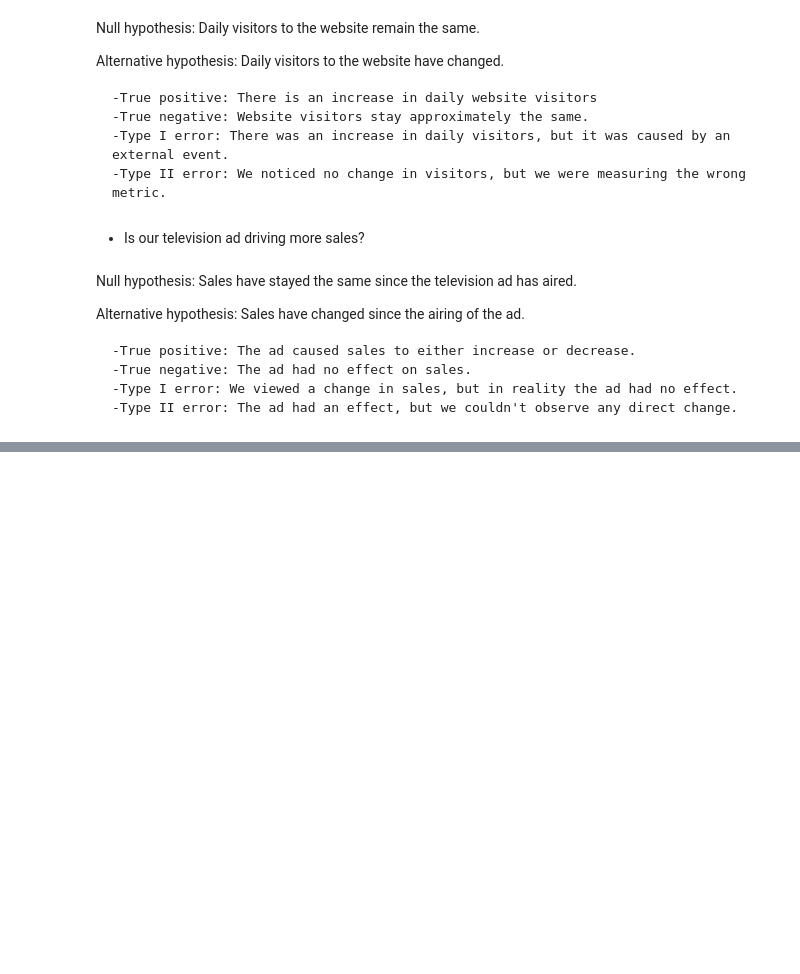
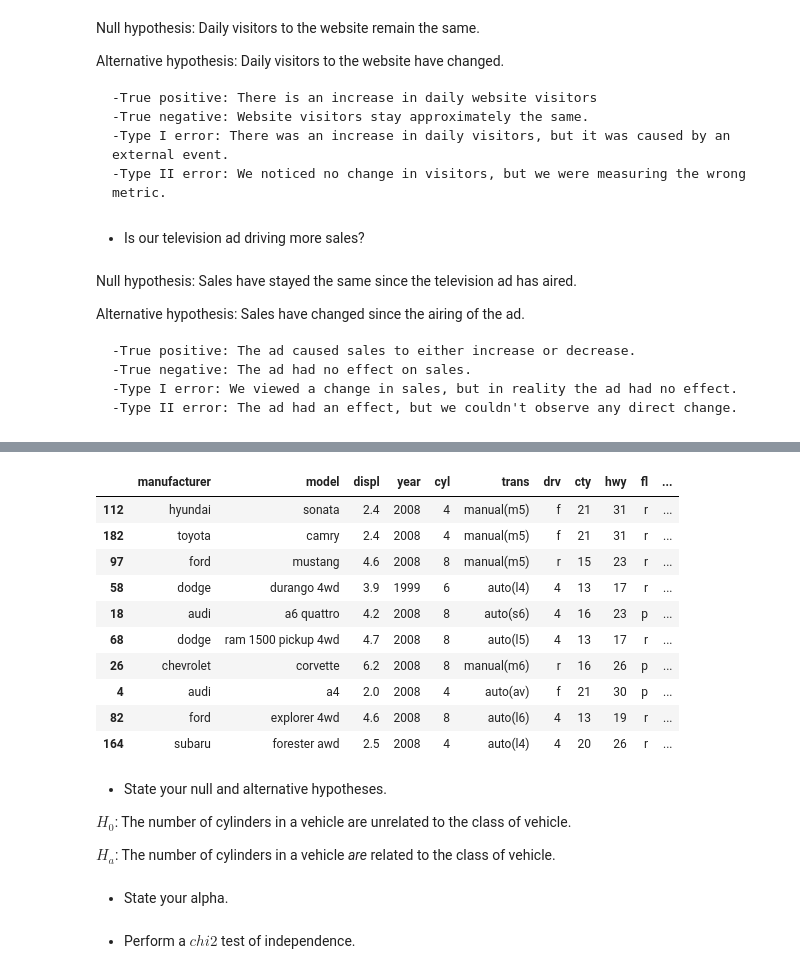
Before and after one commit to Michael-Nelson361/statistics-exercises, a Jupyter notebook: hypothesis_testing.ipynb, the cells around one changed output, grey strips where cells are left out. Saved outputs shown, nothing was run; the diff lists cells and outputs as text; code cells hidden in the pictures; blank space fills up the shorter version.

Commit message:
Added second section of exercises Second section is related to comparison of groups and expands on hypothesis testing Also completed second section

```diff
--- a/hypothesis_testing.ipynb
+++ b/hypothesis_testing.ipynb
@@ -35,0 +110,4 @@ Alternative hypothesis: Sales have changed since the airing of the ad.
+# %%
+# Import the dataset
+mpg = data('mpg')
+mpg.dtypes
@@ -35,0 +127,14 @@ Alternative hypothesis: Sales have changed since the airing of the ad.
+# %%
+mpg.sample(10)
+# %% [output]
+|  | manufacturer | model | displ | year | cyl | trans | drv | cty | hwy | fl | ... |
+| 112 | hyundai | sonata | 2.4 | 2008 | 4 | manual(m5) | f | 21 | 31 | r | ... |
+| 182 | toyota | camry | 2.4 | 2008 | 4 | manual(m5) | f | 21 | 31 | r | ... |
+| 97 | ford | mustang | 4.6 | 2008 | 8 | manual(m5) | r | 15 | 23 | r | ... |
+| 58 | dodge | durango 4wd | 3.9 | 1999 | 6 | auto(l4) | 4 | 13 | 17 | r | ... |
+| 18 | audi | a6 quattro | 4.2 | 2008 | 8 | auto(s6) | 4 | 16 | 23 | p | ... |
+| 68 | dodge | ram 1500 pickup 4wd | 4.7 | 2008 | 8 | auto(l5) | 4 | 13 | 17 | r | ... |
+| 26 | chevrolet | corvette | 6.2 | 2008 | 8 | manual(m6) | r | 16 | 26 | p | ... |
+| 4 | audi | a4 | 2.0 | 2008 | 4 | auto(av) | f | 21 | 30 | p | ... |
+| 82 | ford | explorer 4wd | 4.6 | 2008 | 8 | auto(l6) | 4 | 13 | 19 | r | ... |
+| 164 | subaru | forester awd | 2.5 | 2008 | 4 | auto(l4) | 4 | 20 | 26 | r | ... |
@@ -35,0 +144,8 @@ Alternative hypothesis: Sales have changed since the airing of the ad.
+# %% [markdown]
+- State your null and alternative hypotheses.
+
+$H_0$: The number of cylinders in a vehicle are unrelated to the class of vehicle.
+
+$H_a$: The number of cylinders in a vehicle *are* related to the class of vehicle.
+# %% [markdown]
+- State your alpha.
@@ -35,0 +154,2 @@ Alternative hypothesis: Sales have changed since the airing of the ad.
+# %% [markdown]
+- Perform a $chi2$ test of independence.
```
Also changed, not shown: parts of 34 cells of this notebook.
